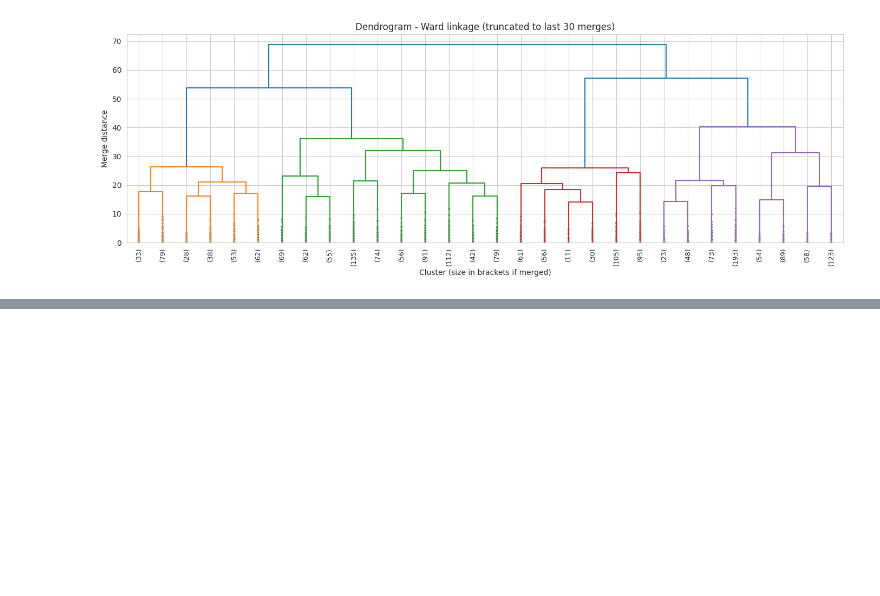
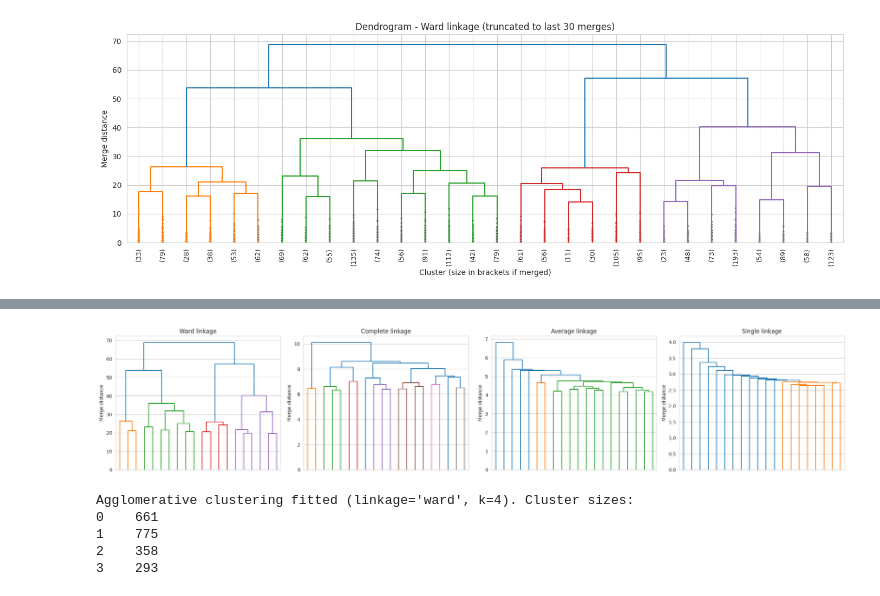
Before and after one commit to Isvarr/capstone_ml, a Jupyter notebook: clustering.ipynb, the cells around one changed output, grey strips where cells are left out. Drawn from its saved outputs; the diff is of its cells as text; code cells hidden in the pictures; blank space fills up the shorter version.

Commit message:
implemented agglomerative hierarchial clustering

```diff
--- a/clustering.ipynb
+++ b/clustering.ipynb
@@ -274,0 +279,14 @@ plt.tight_layout(); plt.show()
+# %%
+linkages = ['ward', 'complete', 'average', 'single']
+dist = pdist(X)                    # condensed Euclidean distances for cophenetic correlation
+link_rows = []
+for method in linkages:
+    for k in [K_FINAL]:
+        agg = AgglomerativeClustering(n_clusters=k, linkage=method).fit(X)
+        coph, _ = cophenet(linkage(X, method=method), dist)
+        row = {'Linkage': method, 'k': k, 'Cophenetic corr.': coph}
+        row.update(evaluate_clustering(X, agg.labels_))
+        row['Smallest cluster size'] = np.bincount(agg.labels_).min()
+        link_rows.append(row)
+link_df = pd.DataFrame(link_rows).set_index('Linkage').round(4)
+link_df
@@ -274,0 +302,21 @@ plt.tight_layout(); plt.show()
+# %%
+# Dendrograms for each linkage side by side
+fig, axes = plt.subplots(1, 4, figsize=(22, 4.5))
+for ax, method in zip(axes, linkages):
+    dendrogram(linkage(X, method=method), truncate_mode='lastp', p=20, no_labels=True, ax=ax)
+    ax.set_title(f'{method.capitalize()} linkage'); ax.set_ylabel('Merge distance')
+plt.tight_layout(); plt.show()
+# %% [output]
+[figure, added]
+# %%
+BEST_LINKAGE = 'ward'
+agglo = AgglomerativeClustering(n_clusters=K_FINAL, linkage=BEST_LINKAGE).fit(X)
+agg_labels = agglo.labels_
+print(f"Agglomerative clustering fitted (linkage='{BEST_LINKAGE}', k={K_FINAL}). Cluster sizes:")
+print(pd.Series(agg_labels).value_counts().sort_index().to_string())
+# %% [output]
+Agglomerative clustering fitted (linkage='ward', k=4). Cluster sizes:
+0    661
+1    775
+2    358
+3    293
```
Also changed, not shown: parts of 4 cells of this notebook.
